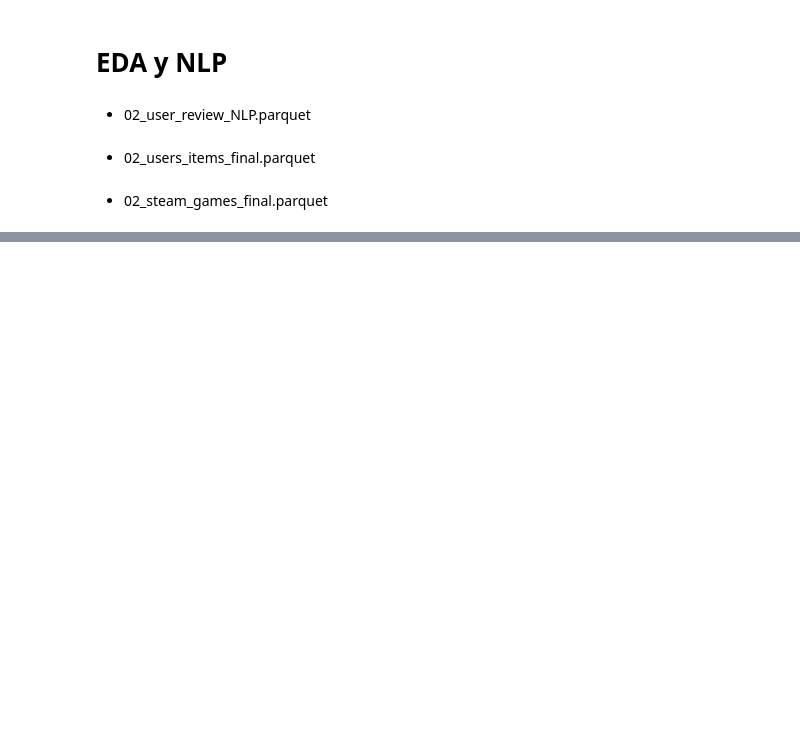
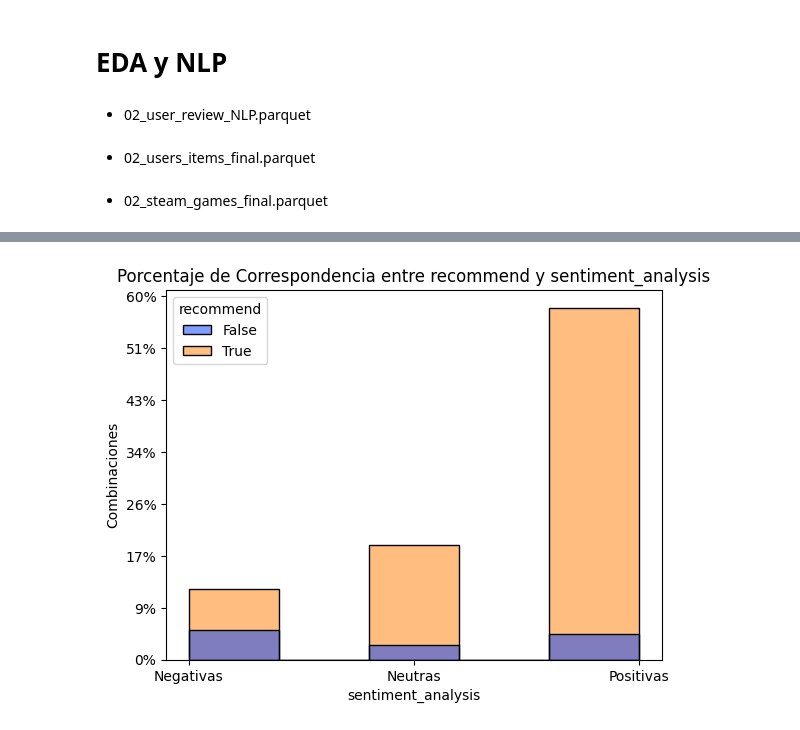
Before and after one commit to mdallanegra/LAB_PI_01, a Jupyter notebook: Lab_PI_01.4.EDA.ipynb, the cells around one changed output, grey strips where cells are left out. Saved outputs shown, nothing was run; the diff lists cells and outputs as text; code cells hidden in the pictures; blank space fills up the shorter version.

```diff
--- a/Lab_PI_01.4.EDA.ipynb
+++ b/Lab_PI_01.4.EDA.ipynb
@@ -272,0 +135,12 @@ valores_nulos_year.head(10)
+# %%
+sns.histplot(data=user_reviews_dataset, x='sentiment_analysis', bins=5, palette='bright', hue='recommend')
+
+plt.title('Porcentaje de Correspondencia entre recommend y sentiment_analysis')
+plt.xticks(ticks=[0, 1, 2], labels=['Negativas', 'Neutras', 'Positivas'])
+plt.ylabel('Combinaciones')
+
+plt.gca().yaxis.set_major_formatter(mtick.PercentFormatter(xmax=len(user_reviews_dataset)))
+
+plt.show()
+# %% [output]
+[figure, added]
```
Also changed, not shown: parts of 125 cells of this notebook, 17 other files.
